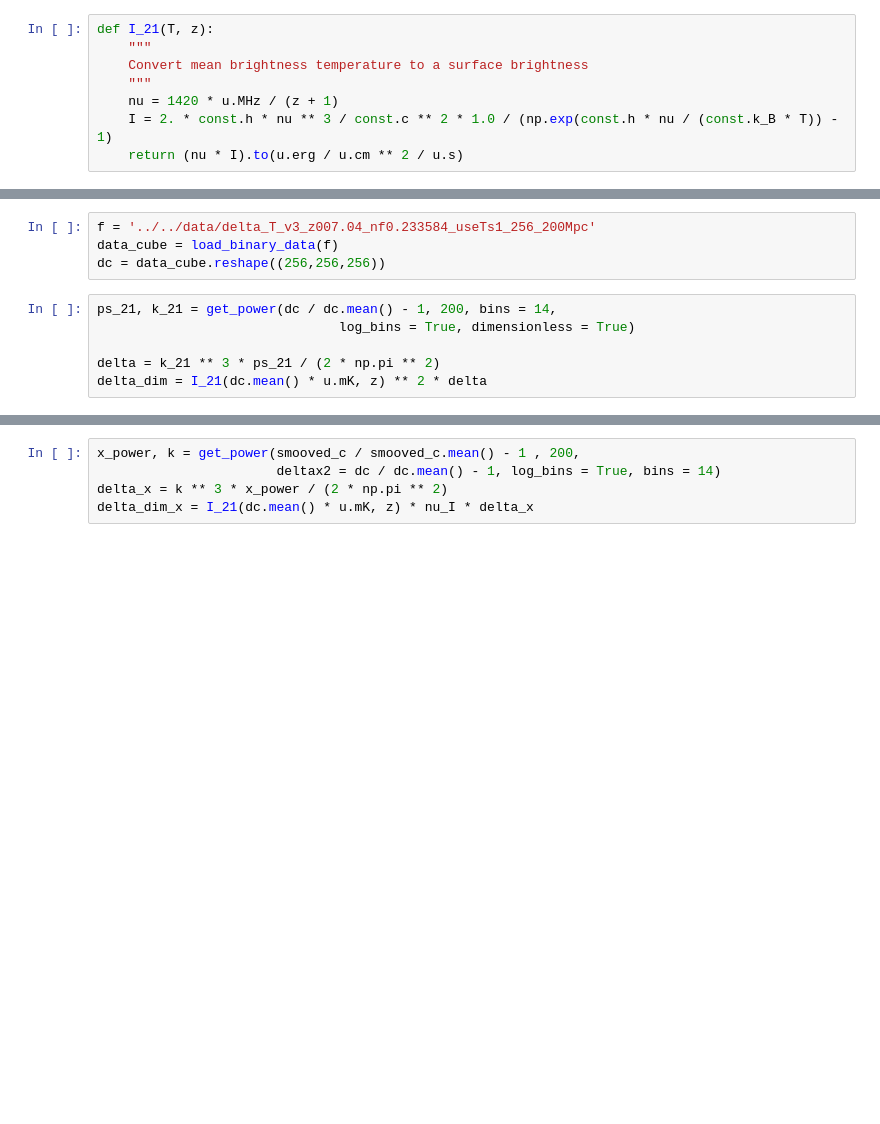
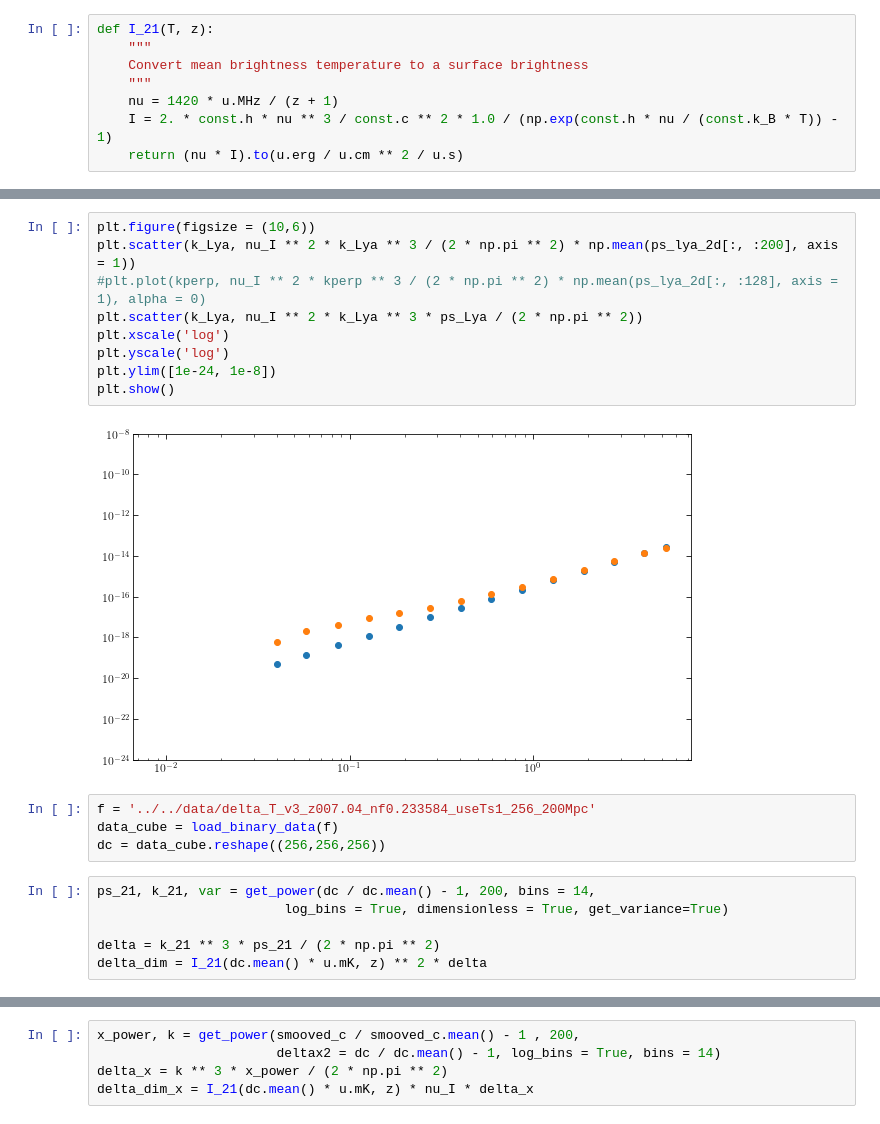
Before and after one commit to tacox5/Senior_Thesis, a Jupyter notebook: notebooks/Lya_Luminosity-Copy2.ipynb, the cells around one changed output, grey strips where cells are left out. Drawn from its saved outputs; the diff is of its cells as text; blank space fills up the shorter version.

```diff
--- a/notebooks/Lya_Luminosity-Copy2.ipynb
+++ b/notebooks/Lya_Luminosity-Copy2.ipynb
@@ -165,10 +169,21 @@ Object `get_power` not found.
+# %%
+plt.figure(figsize = (10,6))
+plt.scatter(k_Lya, nu_I ** 2 * k_Lya ** 3 / (2 * np.pi ** 2) * np.mean(ps_lya_2d[:, :200], axis = 1))
+#plt.plot(kperp, nu_I ** 2 * kperp ** 3 / (2 * np.pi ** 2) * np.mean(ps_lya_2d[:, :128], axis = 1), alpha = 0)
+plt.scatter(k_Lya, nu_I ** 2 * k_Lya ** 3 * ps_Lya / (2 * np.pi ** 2))
+plt.xscale('log')
+plt.yscale('log')
+plt.ylim([1e-24, 1e-8])
+plt.show()
+# %% [output]
+[figure, added]
 # %%
 f = '../../data/delta_T_v3_z007.04_nf0.233584_useTs1_256_200Mpc'
 data_cube = load_binary_data(f)
 dc = data_cube.reshape((256,256,256))
 # %%
-ps_21, k_21 = get_power(dc / dc.mean() - 1, 200, bins = 14,
-                               log_bins = True, dimensionless = True)
+ps_21, k_21, var = get_power(dc / dc.mean() - 1, 200, bins = 14,
+                        log_bins = True, dimensionless = True, get_variance=True)
 
 delta = k_21 ** 3 * ps_21 / (2 * np.pi ** 2)
 delta_dim = I_21(dc.mean() * u.mK, z) ** 2 * delta
```
Also changed, not shown: parts of 9 cells of this notebook, 49 other files.
